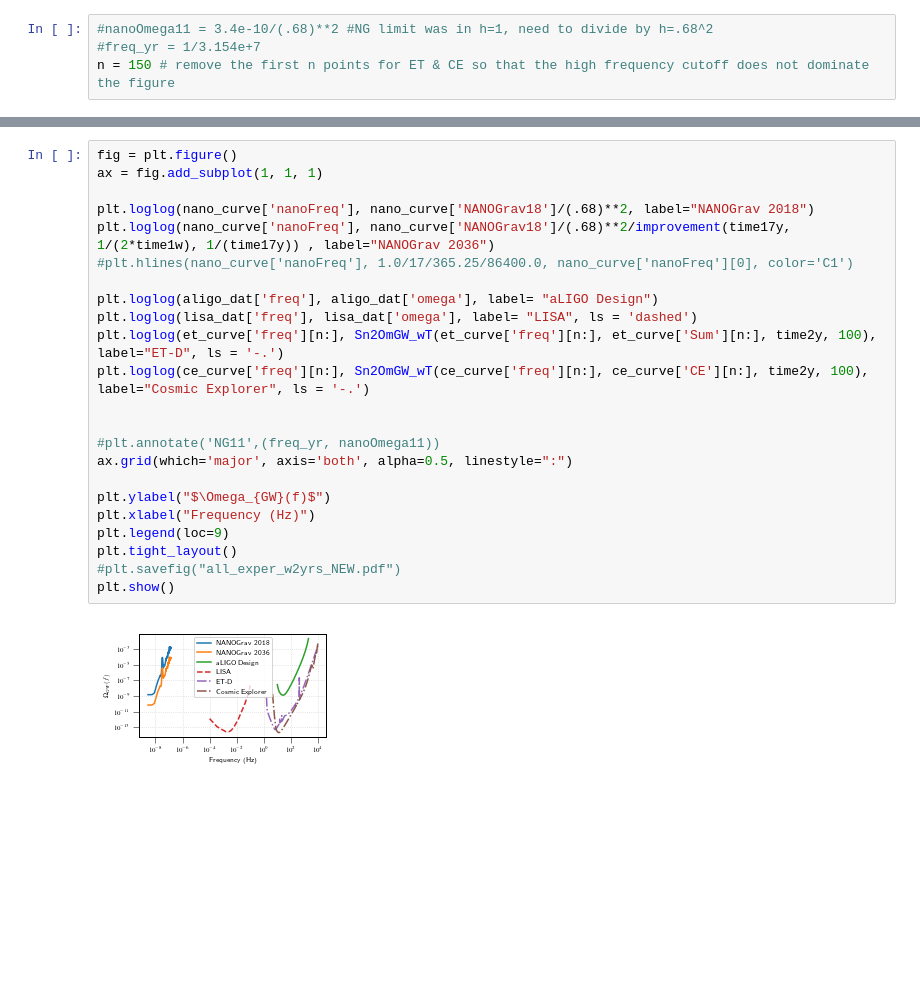
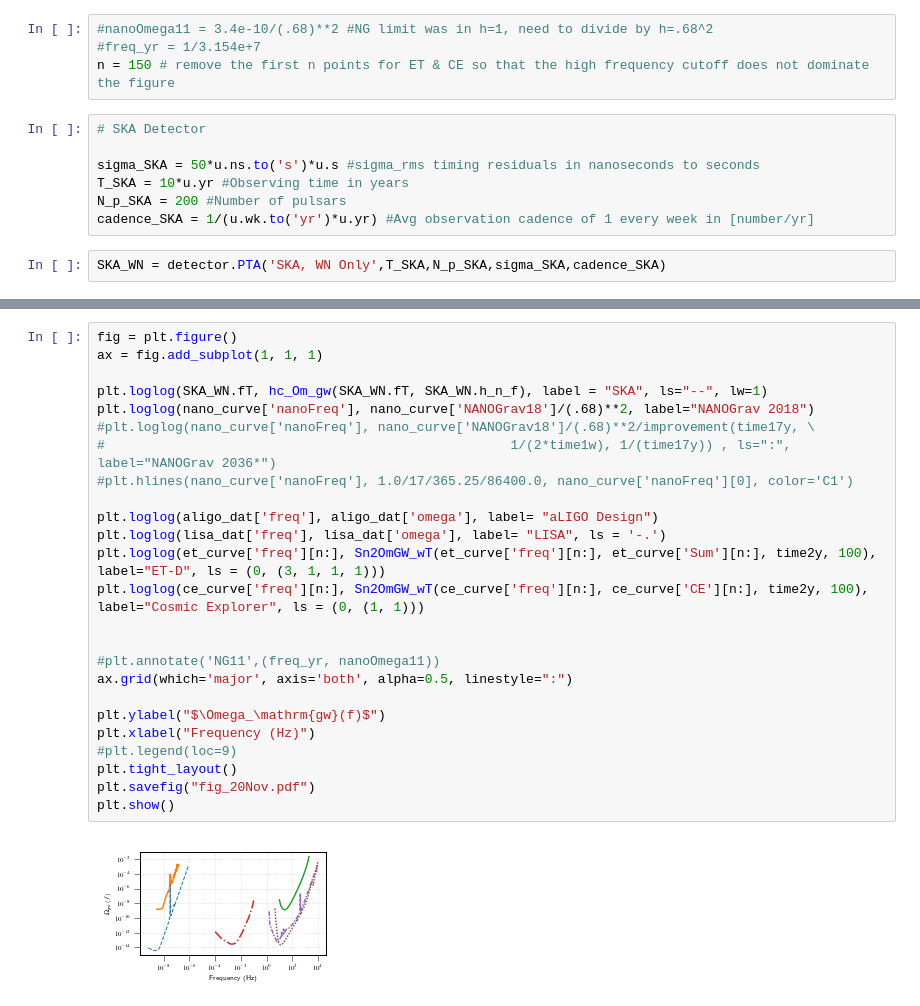
Before and after one commit to ChiaraMingarelli/omega_gw, a Jupyter notebook: codes/omega_gw_plots.ipynb, the cells around one changed output, grey strips where cells are left out. Saved outputs shown, nothing was run; the diff lists cells and outputs as text; blank space fills up the shorter version.

```diff
--- a/codes/omega_gw_plots.ipynb
+++ b/codes/omega_gw_plots.ipynb
@@ -147,3 +178,12 @@ plt.loglog(lisa_dat['freq'], lisa_dat['omega'])
 #nanoOmega11 = 3.4e-10/(.68)**2 #NG limit was in h=1, need to divide by h=.68^2
 #freq_yr = 1/3.154e+7
 n = 150 # remove the first n points for ET & CE so that the high frequency cutoff does not dominate the figure
+# %%
+# SKA Detector
+
+sigma_SKA = 50*u.ns.to('s')*u.s #sigma_rms timing residuals in nanoseconds to seconds
+T_SKA = 10*u.yr #Observing time in years
+N_p_SKA = 200 #Number of pulsars
+cadence_SKA = 1/(u.wk.to('yr')*u.yr) #Avg observation cadence of 1 every week in [number/yr]
+# %%
+SKA_WN = detector.PTA('SKA, WN Only',T_SKA,N_p_SKA,sigma_SKA,cadence_SKA)
@@ -150,28 +198,30 @@ n = 150 # remove the first n points for ET & CE so that the high frequency cutof
 # %%
 fig = plt.figure()
 ax = fig.add_subplot(1, 1, 1)
 
+plt.loglog(SKA_WN.fT, hc_Om_gw(SKA_WN.fT, SKA_WN.h_n_f), label = "SKA", ls="--", lw=1)
 plt.loglog(nano_curve['nanoFreq'], nano_curve['NANOGrav18']/(.68)**2, label="NANOGrav 2018")
-plt.loglog(nano_curve['nanoFreq'], nano_curve['NANOGrav18']/(.68)**2/improvement(time17y, 1/(2*time1w), 1/(time17y)) , label="NANOGrav 2036")
+#plt.loglog(nano_curve['nanoFreq'], nano_curve['NANOGrav18']/(.68)**2/improvement(time17y, \
+#                                                    1/(2*time1w), 1/(time17y)) , ls=":", label="NANOGrav 2036*")
 #plt.hlines(nano_curve['nanoFreq'], 1.0/17/365.25/86400.0, nano_curve['nanoFreq'][0], color='C1')
 
 plt.loglog(aligo_dat['freq'], aligo_dat['omega'], label= "aLIGO Design")
-plt.loglog(lisa_dat['freq'], lisa_dat['omega'], label= "LISA", ls = 'dashed')
-plt.loglog(et_curve['freq'][n:], Sn2OmGW_wT(et_curve['freq'][n:], et_curve['Sum'][n:], time2y, 100), label="ET-D", ls = '-.')
-plt.loglog(ce_curve['freq'][n:], Sn2OmGW_wT(ce_curve['freq'][n:], ce_curve['CE'][n:], time2y, 100), label="Cosmic Explorer", ls = '-.')
+plt.loglog(lisa_dat['freq'], lisa_dat['omega'], label= "LISA", ls = '-.')
+plt.loglog(et_curve['freq'][n:], Sn2OmGW_wT(et_curve['freq'][n:], et_curve['Sum'][n:], time2y, 100), label="ET-D", ls = (0, (3, 1, 1, 1)))
+plt.loglog(ce_curve['freq'][n:], Sn2OmGW_wT(ce_curve['freq'][n:], ce_curve['CE'][n:], time2y, 100), label="Cosmic Explorer", ls = (0, (1, 1)))
 
 
 #plt.annotate('NG11',(freq_yr, nanoOmega11))
 ax.grid(which='major', axis='both', alpha=0.5, linestyle=":")
 
-plt.ylabel("$\Omega_{GW}(f)$")
+plt.ylabel("$\Omega_\mathrm{gw}(f)$")
 plt.xlabel("Frequency (Hz)")
-plt.legend(loc=9)
+#plt.legend(loc=9)
 plt.tight_layout()
-#plt.savefig("all_exper_w2yrs_NEW.pdf")
+plt.savefig("fig_20Nov.pdf")
 plt.show()
 # %% [output]
-[figure, old version]
+[figure, new version]
 # %%
 # plotting preamble
 
```
Also changed, not shown: parts of 19 cells of this notebook.
